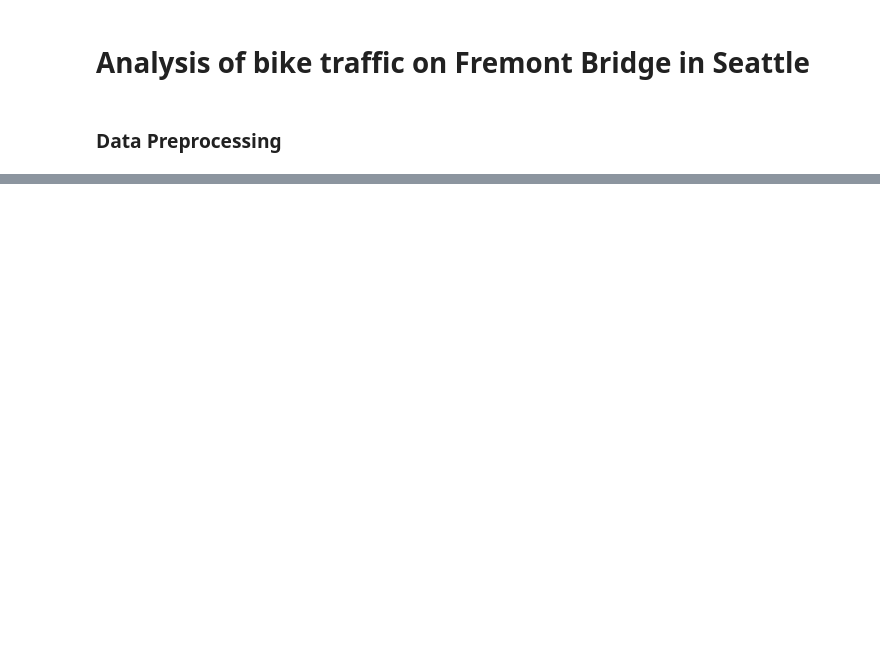
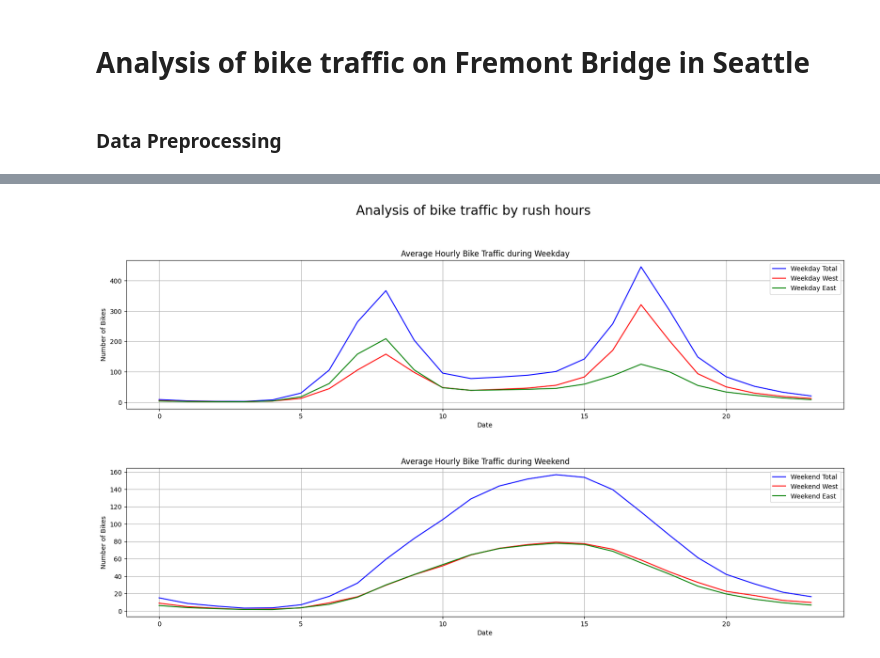
Before and after one commit to bartlomiejkozka/Fremont-bike-analysis, a Jupyter notebook: Fremont-bike-traffic.ipynb, the cells around one changed output, grey strips where cells are left out. Cells and saved outputs as stored; diff of their text form; code cells hidden in the pictures; blank space fills up the shorter version.

```diff
--- a/Fremont-bike-traffic.ipynb
+++ b/Fremont-bike-traffic.ipynb
@@ -37,0 +103,23 @@ False
+# %%
+products = [['Weekday', 'Weekend'], ['Total', 'East', 'West']]
+columns = pd.MultiIndex.from_product(products)
+weekday_weekend_hourly_bike_traffic_data = pd.DataFrame(index=bike_traffic_data.index.hour, columns=columns)
+
+weekday_data = bike_traffic_data[bike_traffic_data.index.weekday < 5]
+weekday_weekend_hourly_bike_traffic_data['Weekday', 'Total'] = weekday_data.groupby(weekday_data.index.hour).agg({"Total": "mean"})
+weekday_weekend_hourly_bike_traffic_data['Weekday', 'East'] = weekday_data.groupby(weekday_data.index.hour).agg({"East": "mean"})
+weekday_weekend_hourly_bike_traffic_data['Weekday', 'West'] = weekday_data.groupby(weekday_data.index.hour).agg({"West": "mean"})
+weekend_data = bike_traffic_data[bike_traffic_data.index.weekday >= 5]
+weekday_weekend_hourly_bike_traffic_data['Weekend', 'Total'] = weekend_data.groupby(weekend_data.index.hour).agg({"Total": "mean"})
+weekday_weekend_hourly_bike_traffic_data['Weekend', 'East'] = weekend_data.groupby(weekend_data.index.hour).agg({"East": "mean"})
+weekday_weekend_hourly_bike_traffic_data['Weekend', 'West'] = weekend_data.groupby(weekend_data.index.hour).agg({"West": "mean"})
+
+weekday_weekend_hourly_bike_traffic_data.index.name = "Hour"
+weekday_weekend_hourly_bike_traffic_data.index = pd.to_datetime(weekday_weekend_hourly_bike_traffic_data.index, format='%H')
+weekday_weekend_hourly_bike_traffic_data.index = weekday_weekend_hourly_bike_traffic_data.index.strftime('%H')
+weekday_weekend_hourly_bike_traffic_data.index = weekday_weekend_hourly_bike_traffic_data.index.astype(int)
+
+weekday_weekend_hourly_bike_traffic_data = weekday_weekend_hourly_bike_traffic_data[:24]
+
+styled_weekday_weekend_hourly_bike_traffic_data = weekday_weekend_hourly_bike_traffic_data.style.format(precision=0).hide(weekday_weekend_hourly_bike_traffic_data.index[3:-3], axis=0)
+styled_weekday_weekend_hourly_bike_traffic_data
@@ -37,0 +136,17 @@ False
+# %%
+fig, axs = plt.subplots(nrows=2, ncols=1, figsize=(20, 10), facecolor='white')
+fig.suptitle('Analysis of bike traffic by rush hours', fontsize=20, y=1.0)
+fig.subplots_adjust(hspace=0.4)
+
+palette = ['blue', 'red', 'green']
+for i, week_part in enumerate(['Weekday', 'Weekend']):
+    axs[i].set_facecolor('white')
+    for j, side in enumerate(['Total', 'West', 'East']):
+        axs[i].plot(weekday_weekend_hourly_bike_traffic_data.index, weekday_weekend_hourly_bike_traffic_data[week_part, side], label=f"{week_part} {side}", color=palette[j])
+    axs[i].set_title(f'Average Hourly Bike Traffic during {week_part}')
+    axs[i].set_xlabel('Date')
+    axs[i].set_ylabel('Number of Bikes')
+    axs[i].legend()
+    axs[i].grid()
+# %% [output]
+[figure, added]
```
Also changed, not shown: parts of 38 cells of this notebook, 4 other files.
